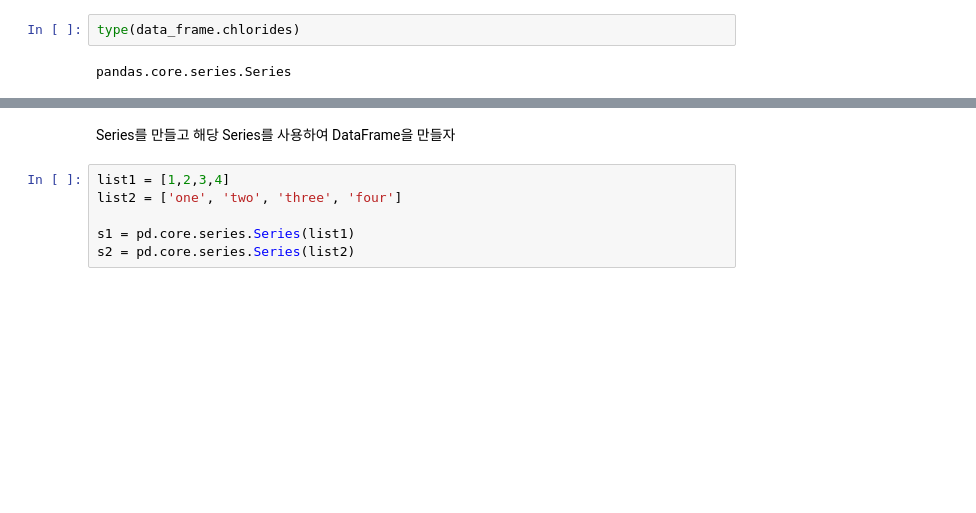
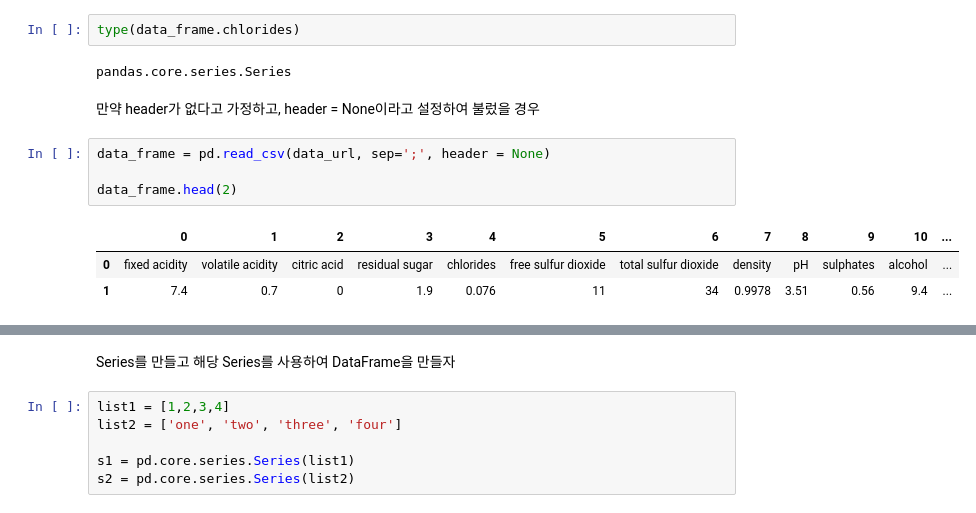
Before and after one commit to IzPerfect/Python-DataAnalysis, a Jupyter notebook: Pandas/Pandas(데이터프레임, 시리즈, 파일 데이터 불러오기).ipynb, the cells around one changed output, grey strips where cells are left out. Cells and saved outputs as stored; diff of their text form; blank space fills up the shorter version.

```diff
--- a/Pandas/Pandas(데이터프레임, 시리즈, 파일 데이터 불러오기).ipynb
+++ b/Pandas/Pandas(데이터프레임, 시리즈, 파일 데이터 불러오기).ipynb
@@ -54,3 +54,13 @@ data_frame.tail()
 type(data_frame.chlorides)
 # %% [output]
 pandas.core.series.Series
+# %% [markdown]
+만약 header가 없다고 가정하고, header = None이라고 설정하여 불렀을 경우
+# %%
+data_frame = pd.read_csv(data_url, sep=';', header = None)
+
+data_frame.head(2)
+# %% [output]
+|  | 0 | 1 | 2 | 3 | 4 | 5 | 6 | 7 | 8 | 9 | 10 | ... |
+| 0 | fixed acidity | volatile acidity | citric acid | residual sugar | chlorides | free sulfur dioxide | total sulfur dioxide | density | pH | sulphates | alcohol | ... |
+| 1 | 7.4 | 0.7 | 0 | 1.9 | 0.076 | 11 | 34 | 0.9978 | 3.51 | 0.56 | 9.4 | ... |
```
Also changed, not shown: parts of 2 cells of this notebook.
